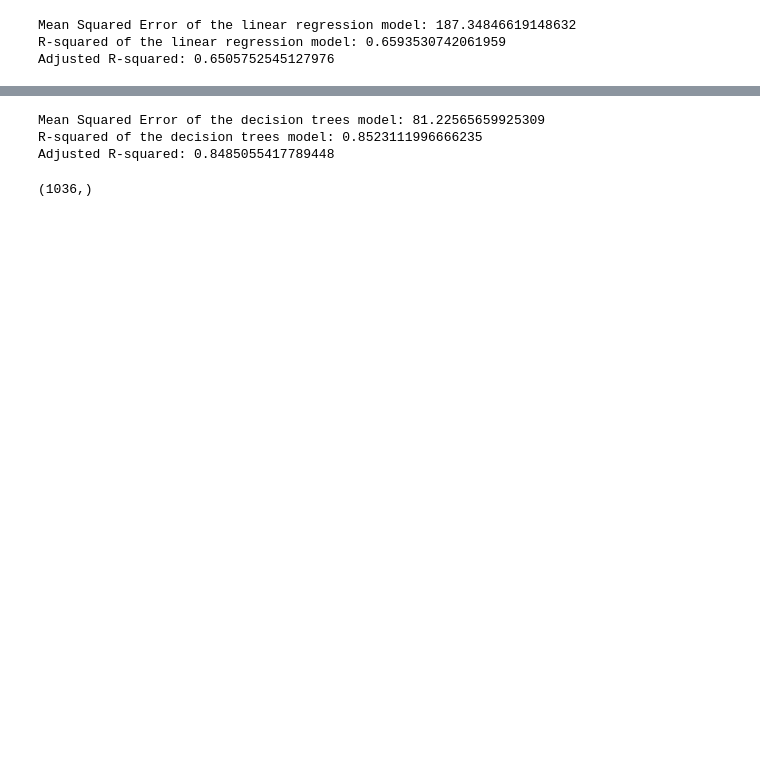
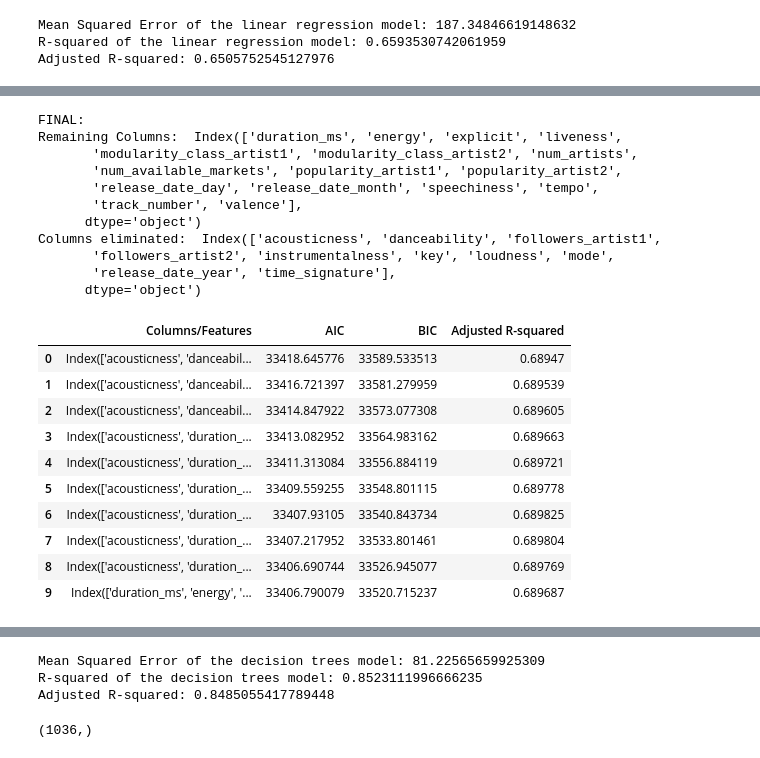
Before and after one commit to anushkavp/Music-Collaboration-Analysis, a Jupyter notebook: Preprocessing.ipynb, the cells around one changed output, grey strips where cells are left out. Saved outputs shown, nothing was run; the diff lists cells and outputs as text; code cells hidden in the pictures; blank space fills up the shorter version.

```diff
--- a/Preprocessing.ipynb
+++ b/Preprocessing.ipynb
@@ -1194,3 +1270,8 @@ print("Adjusted R-squared:", adjusted_r2)
 Mean Squared Error of the linear regression model: 187.34846619148632
 R-squared of the linear regression model: 0.6593530742061959
 Adjusted R-squared: 0.6505752545127976
+# %%
+# Linear Regression analysis using statsmodel library
+import statsmodels.api as sm
+model = sm.OLS(y_train.values, sm.add_constant(scaled_x_train)).fit()
+print(model.summary())
@@ -1196,0 +1296,45 @@ Adjusted R-squared: 0.6505752545127976
+# %%
+# backward stepwise regression:
+flag=True
+remaining_columns=scaled_x_train.columns
+backward_stepwise_dataframe_results=pd.DataFrame(columns=["Columns/Features","AIC","BIC","Adjusted R-squared"])
+while flag:
+    model = sm.OLS(y_train.values, sm.add_constant(scaled_x_train[remaining_columns])).fit()
+    if(model.pvalues.sort_values(ascending=False)[0]>0.05):
+        column_to_remove = (model.pvalues.sort_values(ascending=False).head(1).index[0])
+        remaining_columns=remaining_columns.difference(column_to_remove.split())
+        backward_stepwise_dataframe_results=pd.concat([backward_stepwise_dataframe_results,(pd.DataFrame([[remaining_columns,model.aic,model.bic, model.rsquared_adj]],
+                                    columns=["Columns/Features","AIC","BIC","Adjusted R-squared"]))],axis=0,ignore_index=True)
+
+    else:
+        print("FINAL:")
+        print("Remaining Columns: ", remaining_columns)
+        print("Columns eliminated: ", scaled_x_train.columns.difference(remaining_columns))
+        flag = False
+
+
+pd.set_option('display.max_colwidth', None)
+backward_stepwise_dataframe_results
+# %% [output]
+FINAL:
+Remaining Columns:  Index(['duration_ms', 'energy', 'explicit', 'liveness',
+       'modularity_class_artist1', 'modularity_class_artist2', 'num_artists',
+       'num_available_markets', 'popularity_artist1', 'popularity_artist2',
+       'release_date_day', 'release_date_month', 'speechiness', 'tempo',
+       'track_number', 'valence'],
+      dtype='object')
+Columns eliminated:  Index(['acousticness', 'danceability', 'followers_artist1',
+       'followers_artist2', 'instrumentalness', 'key', 'loudness', 'mode',
+       'release_date_year', 'time_signature'],
+      dtype='object')
+|  | Columns/Features | AIC | BIC | Adjusted R-squared |
+| 0 | Index(['acousticness', 'danceabil... | 33418.645776 | 33589.533513 | 0.68947 |
+| 1 | Index(['acousticness', 'danceabil... | 33416.721397 | 33581.279959 | 0.689539 |
+| 2 | Index(['acousticness', 'danceabil... | 33414.847922 | 33573.077308 | 0.689605 |
+| 3 | Index(['acousticness', 'duration_... | 33413.082952 | 33564.983162 | 0.689663 |
+| 4 | Index(['acousticness', 'duration_... | 33411.313084 | 33556.884119 | 0.689721 |
+| 5 | Index(['acousticness', 'duration_... | 33409.559255 | 33548.801115 | 0.689778 |
+| 6 | Index(['acousticness', 'duration_... | 33407.93105 | 33540.843734 | 0.689825 |
+| 7 | Index(['acousticness', 'duration_... | 33407.217952 | 33533.801461 | 0.689804 |
+| 8 | Index(['acousticness', 'duration_... | 33406.690744 | 33526.945077 | 0.689769 |
+| 9 | Index(['duration_ms', 'energy', '... | 33406.790079 | 33520.715237 | 0.689687 |
```
Also changed, not shown: parts of 13 cells of this notebook.
